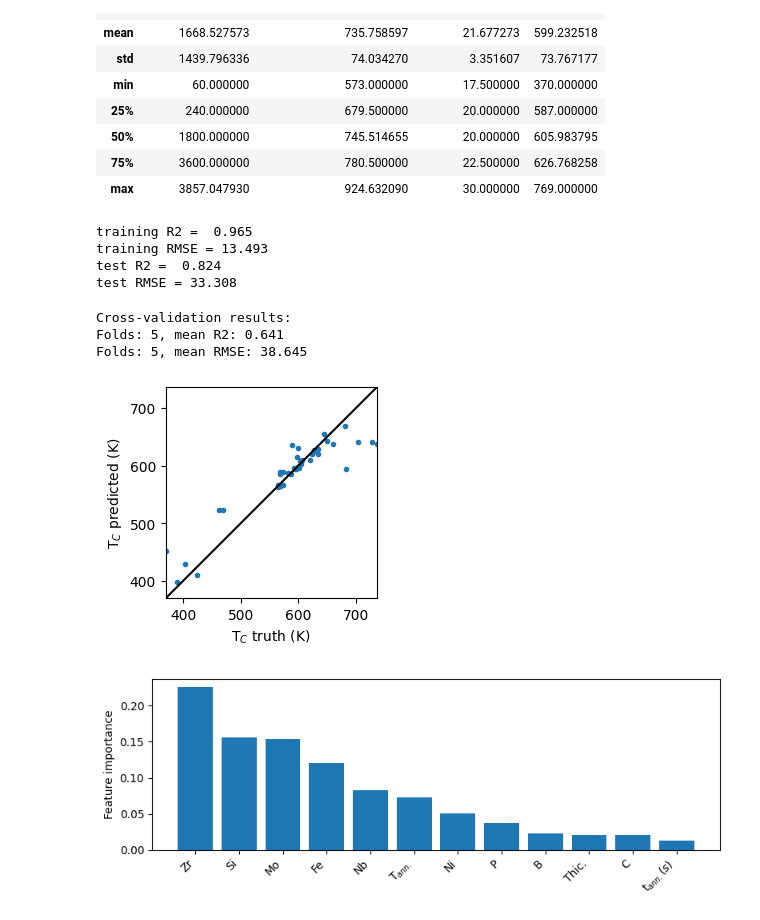
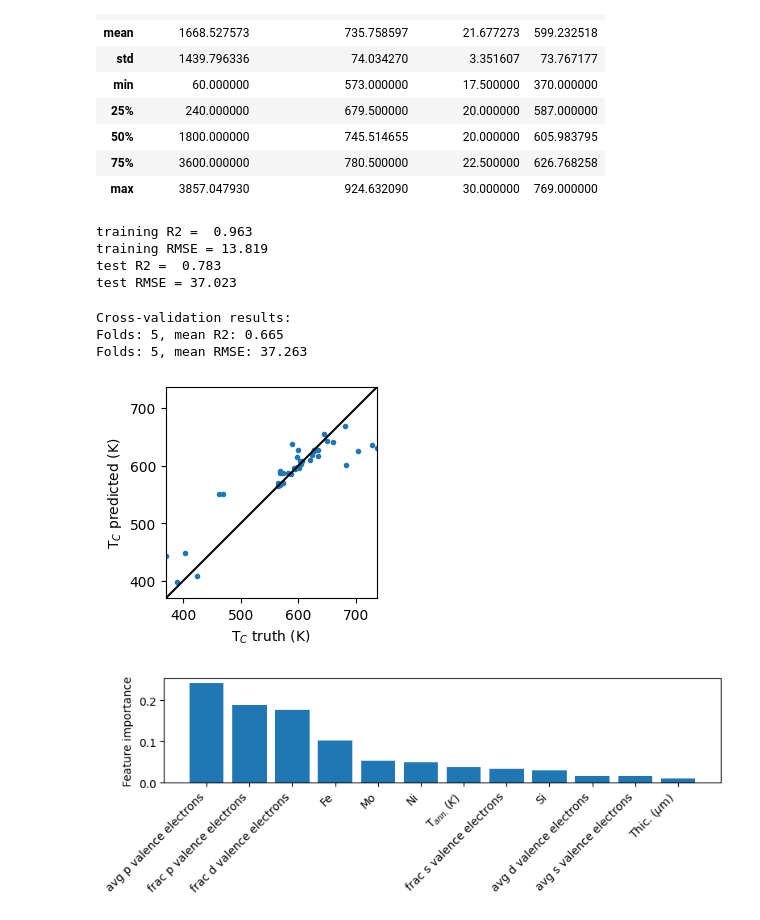
Before and after one commit to jingsk/Fe_alloy_GPR, a Jupyter notebook: fit_Tc.ipynb, the cells around one changed output. Saved outputs shown, nothing was run; the diff lists cells and outputs as text; code cells hidden in the pictures.

```diff
--- a/fit_Tc.ipynb
+++ b/fit_Tc.ipynb
@@ -29,7 +29,8 @@ from utils import add_feature
 
 df = add_feature.add_composition(df)
 df = add_feature.add_element_fraction(df)
-df = add_feature.add_magpie(df)
+df = add_feature.add_valence_orbitals(df)
+#df = add_feature.add_magpie(df)
 # %%
 from sklearn.model_selection import train_test_split
 
@@ -51,10 +52,10 @@ print(f'training RMSE = {np.sqrt(mean_squared_error(y_true=y_train, y_pred=rf.pr
 print(f'test R2 = {rf.score(X_test, y_test): .03f}')
 print(f'test RMSE = {np.sqrt(mean_squared_error(y_true=y_test, y_pred=rf.predict(X_test))):.3f}')
 # %% [output]
-training R2 =  0.965
-training RMSE = 13.493
-test R2 =  0.824
-test RMSE = 33.308
+training R2 =  0.963
+training RMSE = 13.819
+test R2 =  0.783
+test RMSE = 37.023
 # %%
 from sklearn.model_selection import KFold, cross_val_score
 # compute cross validation scores for random forest model
@@ -68,8 +69,8 @@ print('Folds: %i, mean R2: %.3f' % (len(scores), np.mean(np.abs(r2_scores))))
 print('Folds: %i, mean RMSE: %.3f' % (len(scores), np.mean(np.abs(rmse_scores))))
 # %% [output]
 Cross-validation results:
-Folds: 5, mean R2: 0.641
-Folds: 5, mean RMSE: 38.645
+Folds: 5, mean R2: 0.665
+Folds: 5, mean RMSE: 37.263
 # %%
 from sklearn.model_selection import cross_val_predict
 import matplotlib.pyplot as plt
@@ -92,7 +93,7 @@ ax.set_aspect('equal', 'box')
 fig.tight_layout()
 fig.savefig('rf.png', dpi=300)
 # %% [output]
-[figure, old version]
+[figure, new version]
 # %%
 importances = rf.feature_importances_
 # included = np.asarray(included)
@@ -101,17 +102,17 @@ indices = np.argsort(importances)[::-1]
 # %%
 fig, ax = plt.subplots(figsize=[8,3])
 
 features = included[indices][0:12]
 scores = importances[indices][0:12]
 
-features[features=='Annealing Temperature (K)'] = r'T$_{ann.}$'
-features[features=='Thickness (mu m)'] = 'Thic.'
+features[features=='Annealing Temperature (K)'] = r'T$_{ann.} (K)$'
+features[features=='Thickness (mu m)'] = 'Thic. ($\mu$m)'
 features[features=='Annealing Time (s)'] = r't$_{ann.} (s)$'
 
 ax.bar(features, scores)
 ax.set_ylabel('Feature importance')
 fig.autofmt_xdate(rotation=45)
 fig.tight_layout()
 fig.savefig('feat_weights.png', dpi=300)
 # %% [output]
-[figure, old version]
+[figure, new version]
```
Also changed, not shown: 4 other files.
